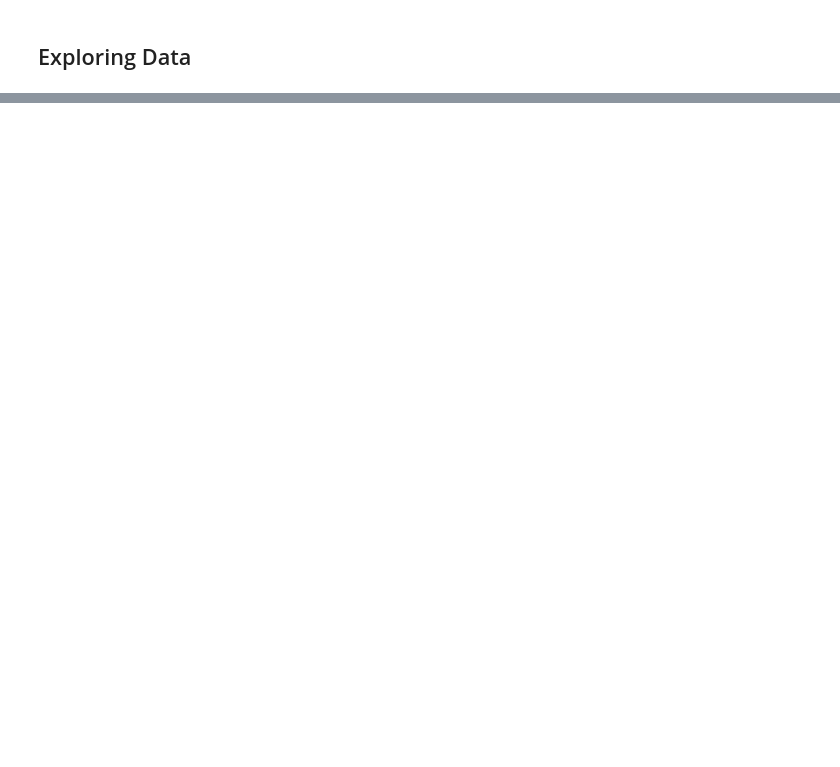
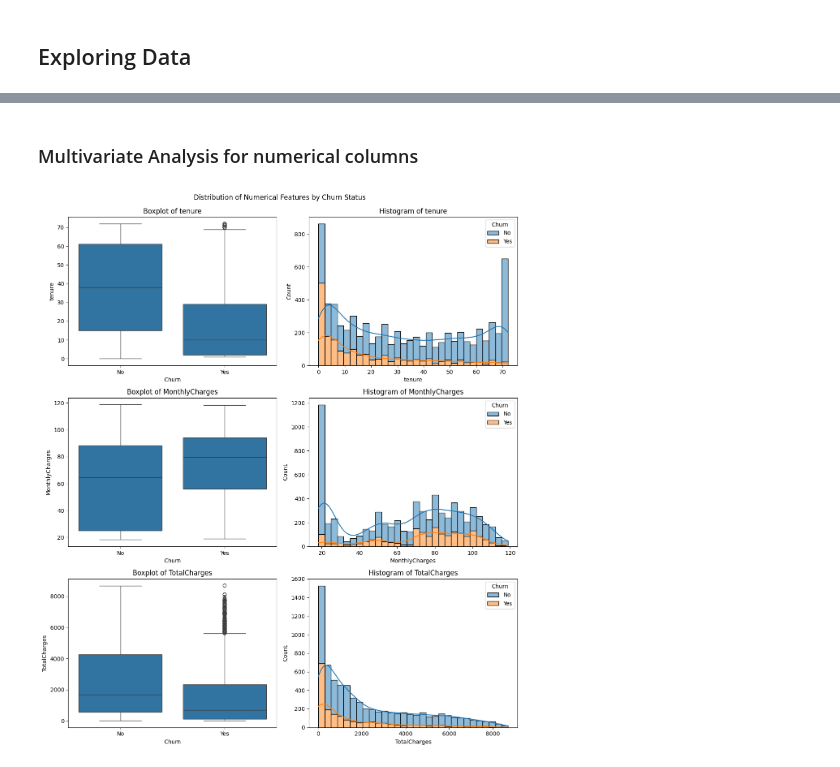
Before and after one commit to erenulusan/Churn-ML-Project, a Jupyter notebook: notebooks/1_EDA_and_Pipeline_development.ipynb, the cells around one changed output, grey strips where cells are left out. Drawn from its saved outputs; the diff is of its cells as text; code cells hidden in the pictures; blank space fills up the shorter version.

```diff
--- a/notebooks/1_EDA_and_Pipeline_development.ipynb
+++ b/notebooks/1_EDA_and_Pipeline_development.ipynb
@@ -512,0 +299,17 @@ plt.show()
+# %% [markdown]
+### Multivariate Analysis for numerical columns
+# %%
+fig, ax = plt.subplots(3, 2, figsize=(12, 14))
+fig.suptitle("Distribution of Numerical Features by Churn Status")
+
+for i, col in enumerate(numerical_features):
+    sns.boxplot(data=df, x='Churn', y=col,  ax=ax[i, 0])
+    ax[i, 0].set_title(f'Boxplot of {col}', fontsize=12)
+
+    sns.histplot(data=df, x=col, hue='Churn', bins=30, kde=True,multiple='stack', ax=ax[i, 1])
+    ax[i, 1].set_title(f'Histogram of {col}', fontsize=12)
+
+fig.tight_layout()
+fig.subplots_adjust(top=0.94)
+# %% [output]
+[figure, added]
```
Also changed, not shown: parts of 81 cells of this notebook, 1 other file.
